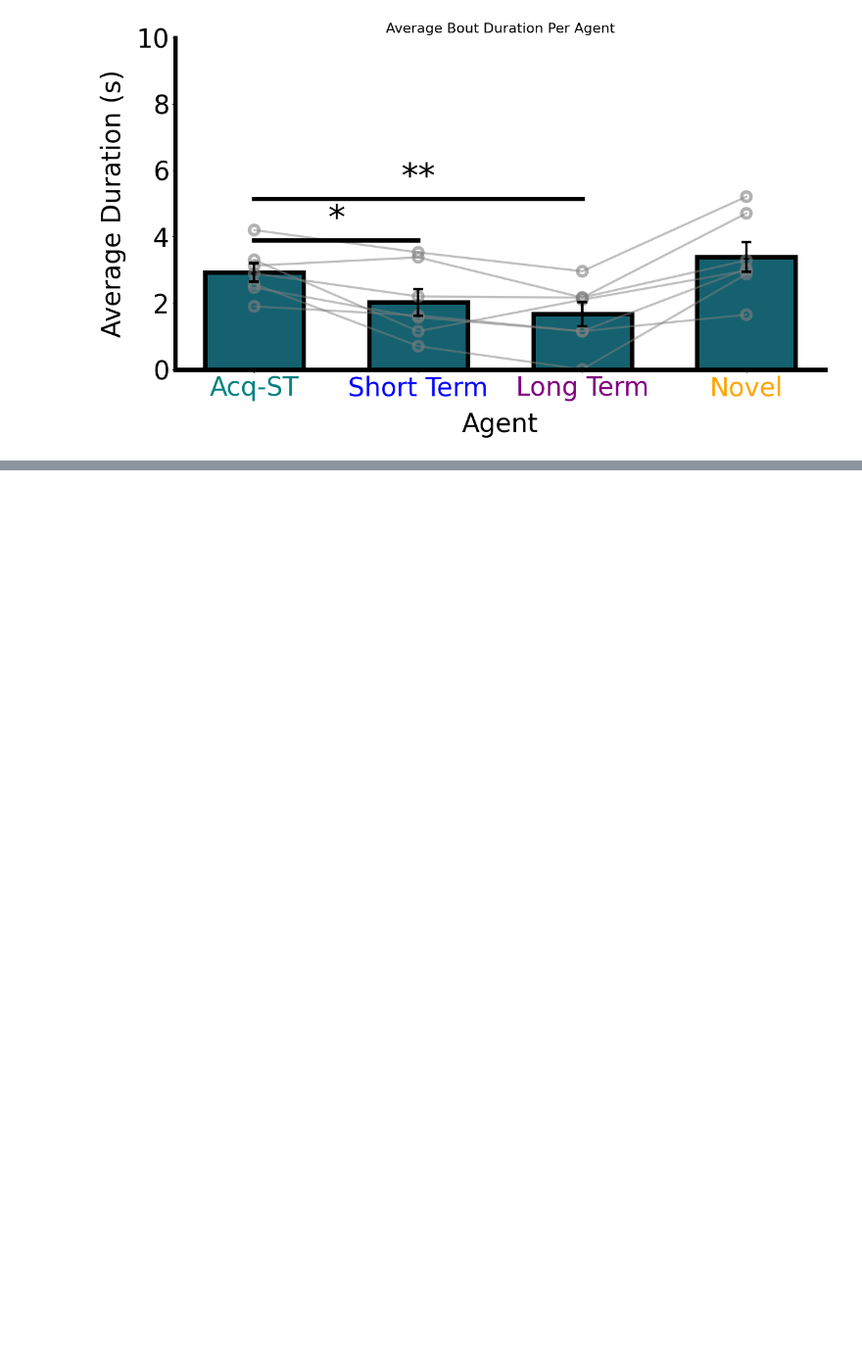
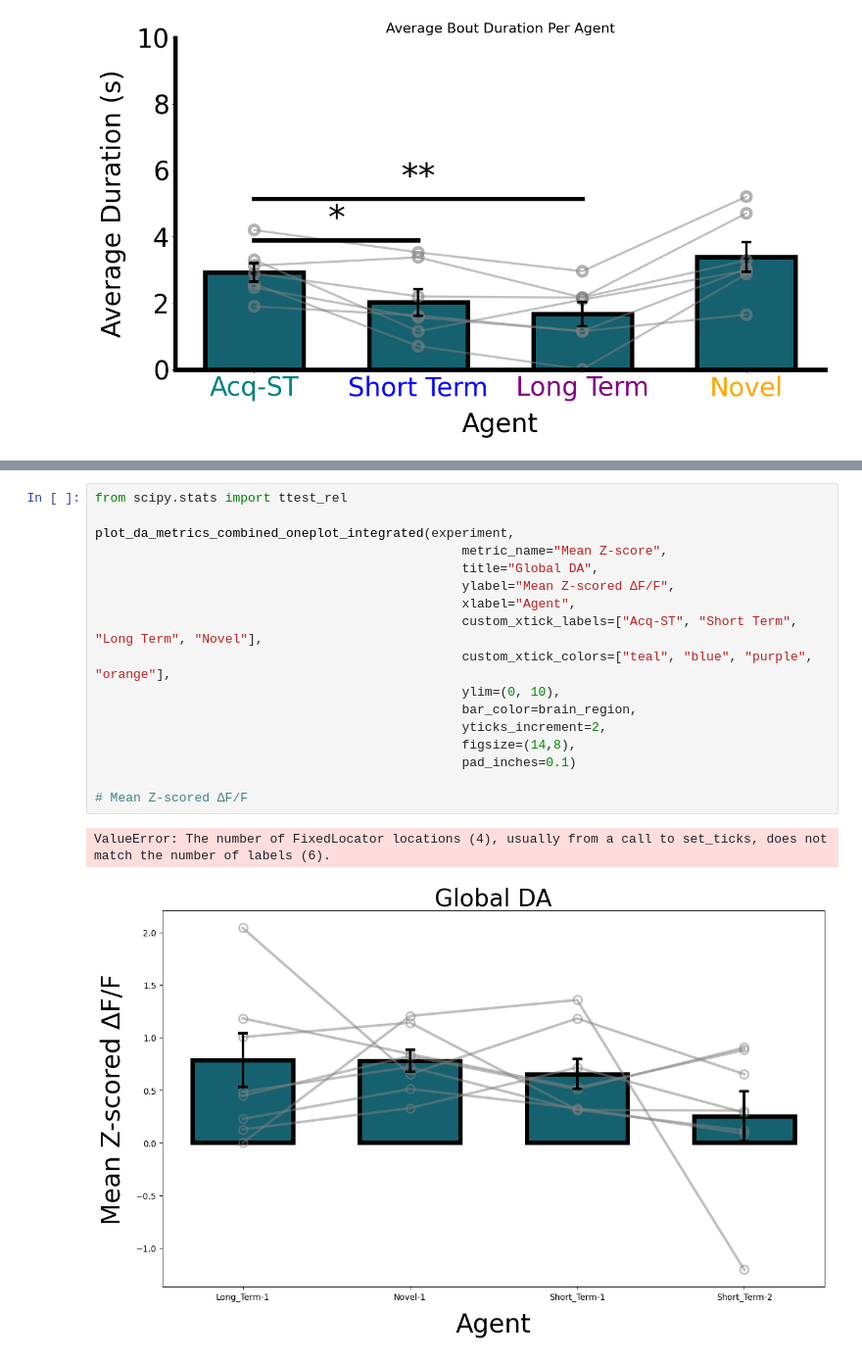
Before and after one commit to padillacoreanolab/Fiber_Photometry, a Jupyter notebook: Home Cage/hc_analysis.ipynb, the cells around one changed output, grey strips where cells are left out. Shown at 98% size. Drawn from its saved outputs; the diff is of its cells as text; blank space fills up the shorter version.

```diff
--- a/Home Cage/hc_analysis.ipynb
+++ b/Home Cage/hc_analysis.ipynb
@@ -191,0 +379,20 @@ pivot_df
+# %%
+from scipy.stats import ttest_rel
+
+plot_da_metrics_combined_oneplot_integrated(experiment,
+                                                metric_name="Mean Z-score",
+                                                title="Global DA",
+                                                ylabel="Mean Z-scored ∆F/F",
+                                                xlabel="Agent",
+                                                custom_xtick_labels=["Acq-ST", "Short Term", "Long Term", "Novel"],
+                                                custom_xtick_colors=["teal", "blue", "purple", "orange"],
+                                                ylim=(0, 10),
+                                                bar_color=brain_region,
+                                                yticks_increment=2,
+                                                figsize=(14,8),
+                                                pad_inches=0.1)
+
+# Mean Z-scored ∆F/F
+# %% [output]
+ValueError: The number of FixedLocator locations (4), usually from a call to set_ticks, does not match the number of labels (6).
+[figure, added]
```
Also changed, not shown: parts of 4 cells of this notebook, 1 other file.
